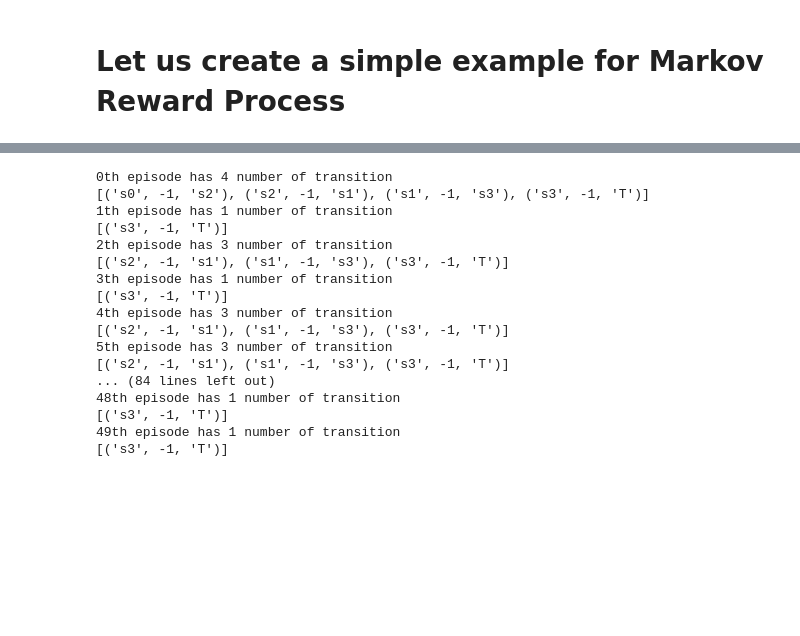
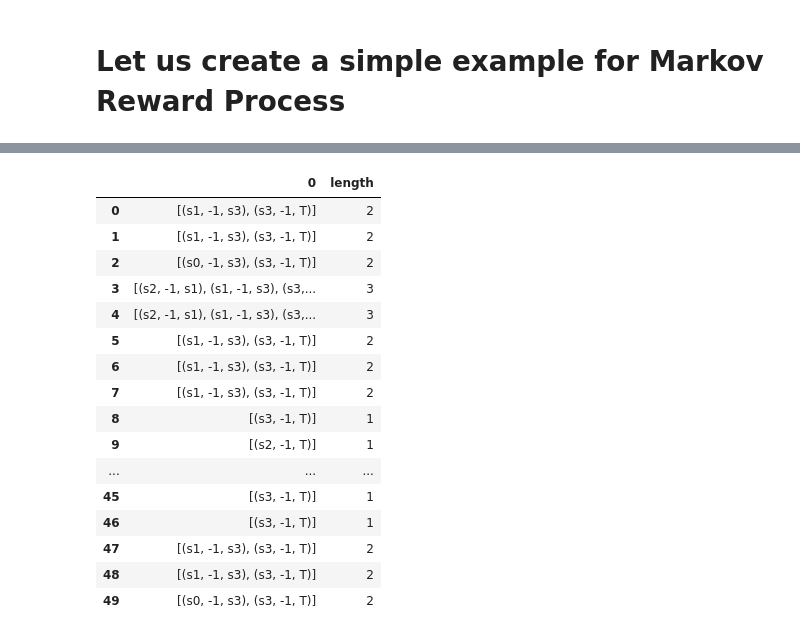
Before and after one commit to vumaasha/rl_handson, a Jupyter notebook: MRP/mrp.ipynb, the cells around one changed output, grey strips where cells are left out. Saved outputs shown, nothing was run; the diff lists cells and outputs as text; code cells hidden in the pictures; blank space fills up the shorter version.

```diff
--- a/MRP/mrp.ipynb
+++ b/MRP/mrp.ipynb
@@ -20,27 +20,29 @@ P = [[0, 0.3, 0.3, 0.4, 0],
 R = [-1, -1, -1, -1, 0]
 
 mrp = MRP(S, P, R)
-# %%
-# lets create some sample trajectories / episodes
-for i in range(50):
-    episode = mrp.generate_episodes()
-    print('{}th episode has {} number of transition'.format(i, len(episode)))
-    print(episode)
-# %% [output]
-0th episode has 4 number of transition
-[('s0', -1, 's2'), ('s2', -1, 's1'), ('s1', -1, 's3'), ('s3', -1, 'T')]
-1th episode has 1 number of transition
-[('s3', -1, 'T')]
-2th episode has 3 number of transition
-[('s2', -1, 's1'), ('s1', -1, 's3'), ('s3', -1, 'T')]
-3th episode has 1 number of transition
-[('s3', -1, 'T')]
-4th episode has 3 number of transition
-[('s2', -1, 's1'), ('s1', -1, 's3'), ('s3', -1, 'T')]
-5th episode has 3 number of transition
-[('s2', -1, 's1'), ('s1', -1, 's3'), ('s3', -1, 'T')]
-... (84 lines left out)
-48th episode has 1 number of transition
-[('s3', -1, 'T')]
-49th episode has 1 number of transition
-[('s3', -1, 'T')]
+# %%
+# lets create some sample trajectories / episodes
+import pandas as pd
+pd.set_option('display.max_colwidth',-1)
+episodes = [mrp.generate_episodes() for i in range(50)]
+episodes_df = pd.Series(episodes).to_frame()
+episodes_df['length'] = episodes_df[0].apply(len)
+episodes_df
+# %% [output]
+|  | 0 | length |
+| 0 | [(s1, -1, s3), (s3, -1, T)] | 2 |
+| 1 | [(s1, -1, s3), (s3, -1, T)] | 2 |
+| 2 | [(s0, -1, s3), (s3, -1, T)] | 2 |
+| 3 | [(s2, -1, s1), (s1, -1, s3), (s3,... | 3 |
+| 4 | [(s2, -1, s1), (s1, -1, s3), (s3,... | 3 |
+| 5 | [(s1, -1, s3), (s3, -1, T)] | 2 |
+| 6 | [(s1, -1, s3), (s3, -1, T)] | 2 |
+| 7 | [(s1, -1, s3), (s3, -1, T)] | 2 |
+| 8 | [(s3, -1, T)] | 1 |
+| 9 | [(s2, -1, T)] | 1 |
+| ... | ... | ... |
+| 45 | [(s3, -1, T)] | 1 |
+| 46 | [(s3, -1, T)] | 1 |
+| 47 | [(s1, -1, s3), (s3, -1, T)] | 2 |
+| 48 | [(s1, -1, s3), (s3, -1, T)] | 2 |
+| 49 | [(s0, -1, s3), (s3, -1, T)] | 2 |
```
Also changed, not shown: parts of 1 cell of this notebook, 3 other files.
